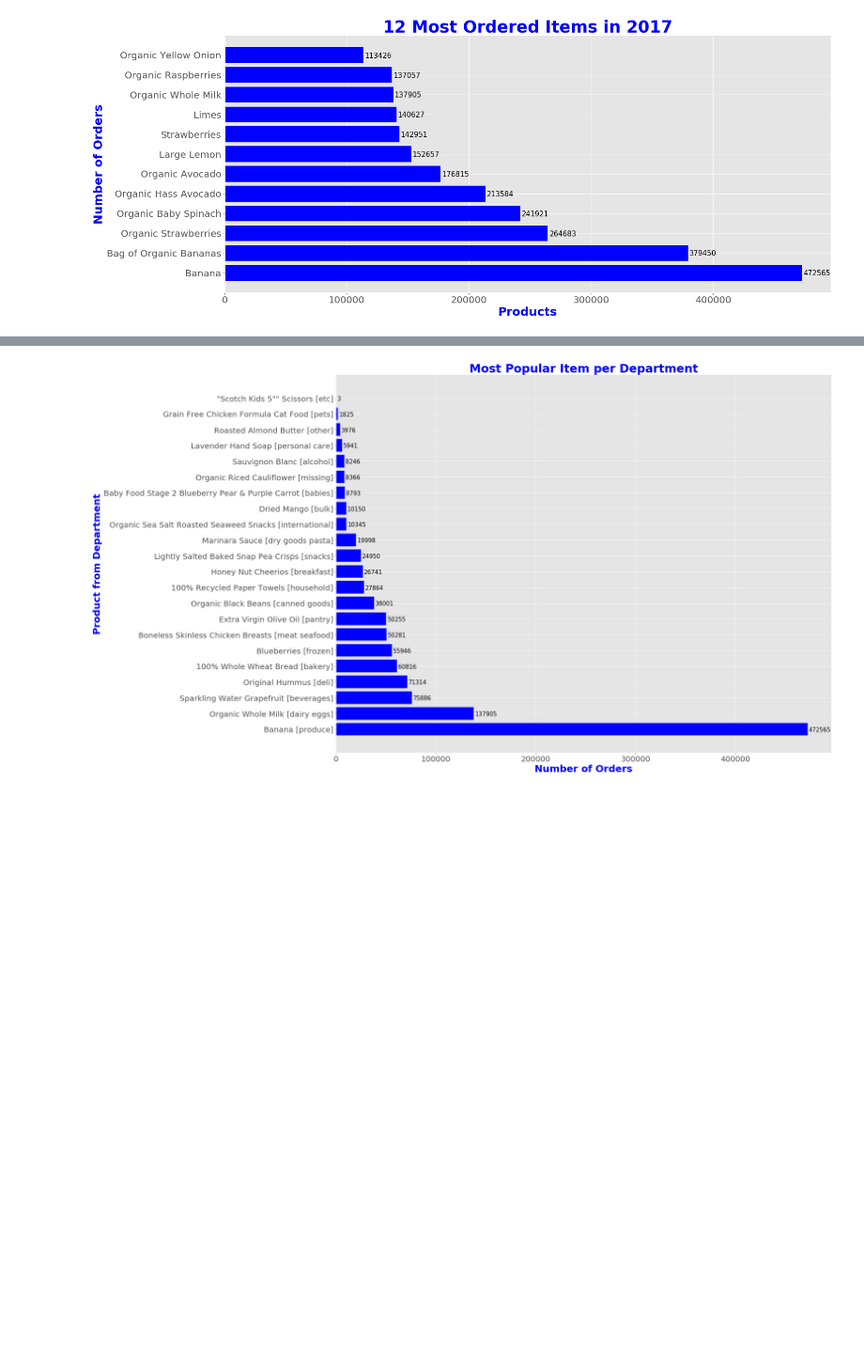
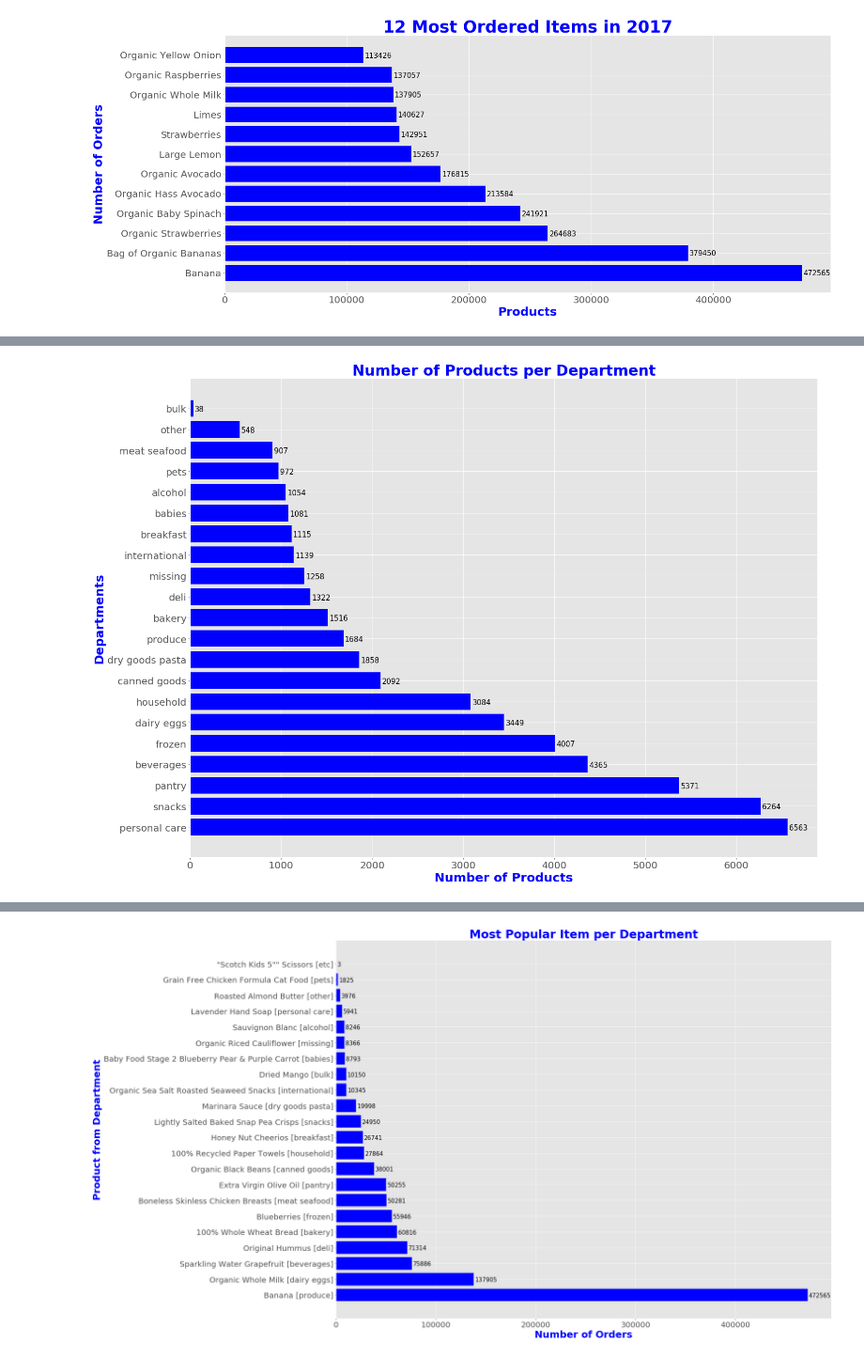
Before and after one commit to WinrichSy/Capstone_Instagram, a Jupyter notebook: Capstone 1 Instacart.ipynb, the cells around one changed output, grey strips where cells are left out. Shown at 94% size. Saved outputs shown, nothing was run; the diff lists cells and outputs as text; code cells hidden in the pictures; blank space fills up the shorter version.

Commit message:
Added few more important graphs. Need to finish hypothesis testing still.

```diff
--- a/Capstone 1 Instacart.ipynb
+++ b/Capstone 1 Instacart.ipynb
@@ -313,0 +314,15 @@ plt.show()
+# %%
+#1b.1 Querying number of items based on department id
+query = '''SELECT departments.department, departments.department_id, COUNT(products.product_id) as product_count
+            FROM products
+            LEFT JOIN departments
+            ON departments.department_id = products.department_id
+            GROUP BY departments.department, departments.department_id
+            ORDER BY product_count DESC'''
+
+products_per_dept_df = spark.sql(query).toPandas()
+# spark.sql(query).show()
+
+# products_per_dept_df.drop(products_per_dept_df[products_per_dept_df['product_count'] == 1].index, inplace=True)
+products_per_dept_df.drop(products_per_dept_df[products_per_dept_df['product_count'] == 1].index, inplace=True)
+products_per_dept_df
@@ -313,0 +347,17 @@ plt.show()
+# %%
+#1b.2 Bar Graph Number of Products offered per department
+#TODO: done
+color = 'blue'
+fig, ax = plt.subplots(figsize=(23,18))
+items = ax.barh(products_per_dept_df['department'], products_per_dept_df['product_count'], color = color, align='center')
+plt.xticks(size = 20, rotation=0)
+plt.yticks(size = 20)
+plt.xlabel('Number of Products', size=25, color=color, weight='bold')
+plt.ylabel('Departments', size=25, color=color, weight='bold')
+plt.title('Number of Products per Department', fontsize=30, color=color, weight='bold')
+
+autolabel_h(items)
+
+plt.show()
+# %% [output]
+[figure, added]
```
Also changed, not shown: parts of 11 cells of this notebook.
